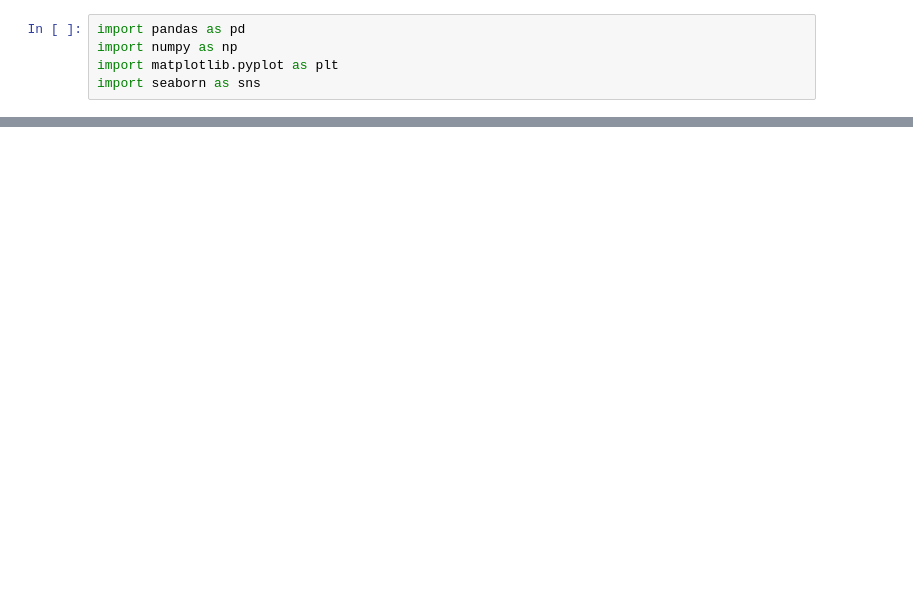
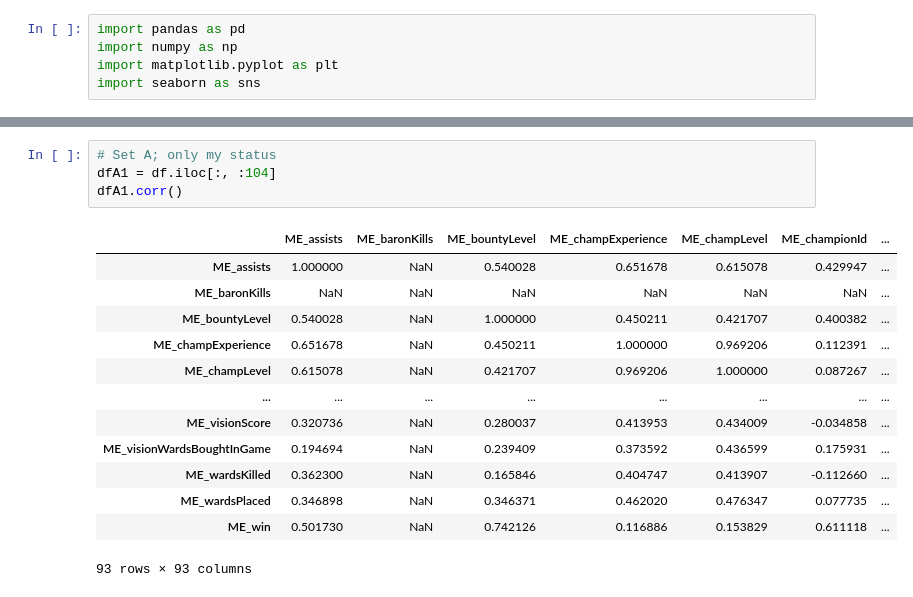
Before and after one commit to sbb2002/Lux_project, a Jupyter notebook: .research/corr.ipynb, the cells around one changed output, grey strips where cells are left out. Drawn from its saved outputs; the diff is of its cells as text; blank space fills up the shorter version.

```diff
--- a/.research/corr.ipynb
+++ b/.research/corr.ipynb
@@ -28 +28,19 @@ df
 17 rows × 1124 columns
+# %%
+# Set A; only my status
+dfA1 = df.iloc[:, :104]
+dfA1.corr()
+# %% [output]
+|  | ME_assists | ME_baronKills | ME_bountyLevel | ME_champExperience | ME_champLevel | ME_championId | ... |
+| ME_assists | 1.000000 | NaN | 0.540028 | 0.651678 | 0.615078 | 0.429947 | ... |
+| ME_baronKills | NaN | NaN | NaN | NaN | NaN | NaN | ... |
+| ME_bountyLevel | 0.540028 | NaN | 1.000000 | 0.450211 | 0.421707 | 0.400382 | ... |
+| ME_champExperience | 0.651678 | NaN | 0.450211 | 1.000000 | 0.969206 | 0.112391 | ... |
+| ME_champLevel | 0.615078 | NaN | 0.421707 | 0.969206 | 1.000000 | 0.087267 | ... |
+| ... | ... | ... | ... | ... | ... | ... | ... |
+| ME_visionScore | 0.320736 | NaN | 0.280037 | 0.413953 | 0.434009 | -0.034858 | ... |
+| ME_visionWardsBoughtInGame | 0.194694 | NaN | 0.239409 | 0.373592 | 0.436599 | 0.175931 | ... |
+| ME_wardsKilled | 0.362300 | NaN | 0.165846 | 0.404747 | 0.413907 | -0.112660 | ... |
+| ME_wardsPlaced | 0.346898 | NaN | 0.346371 | 0.462020 | 0.476347 | 0.077735 | ... |
+| ME_win | 0.501730 | NaN | 0.742126 | 0.116886 | 0.153829 | 0.611118 | ... |
+93 rows × 93 columns
```
Also changed, not shown: parts of 1 cell of this notebook.
